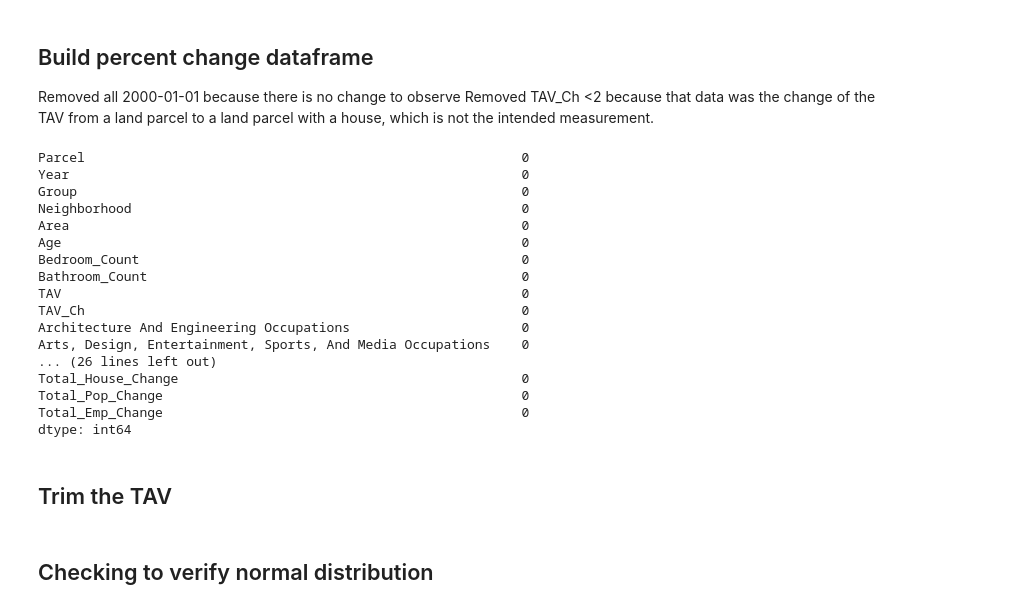
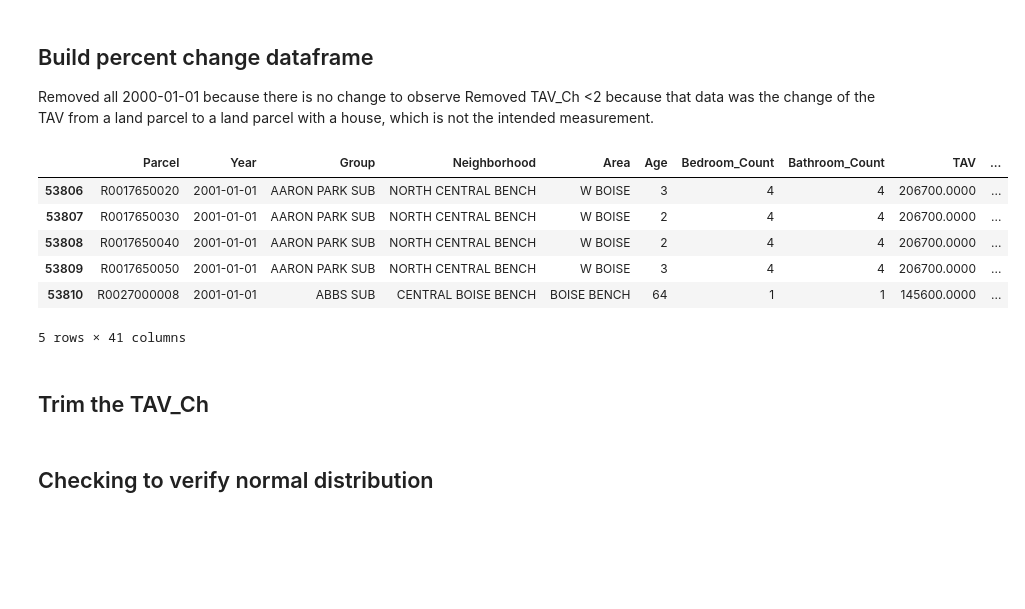
Before and after one commit to b-a-delight/Senior-Project, a Jupyter notebook: Data Prep/Area_Neighborhood_Trim_and_Build.ipynb, the cells around one changed output. Saved outputs shown, nothing was run; the diff lists cells and outputs as text; code cells hidden in the pictures; blank space fills up the shorter version.

```diff
--- a/Data Prep/Area_Neighborhood_Trim_and_Build.ipynb
+++ b/Data Prep/Area_Neighborhood_Trim_and_Build.ipynb
@@ -43,48 +44,54 @@ path = 'C:/Users/delightb/Desktop/Final_Project/Senior-Project/Pickle'
 Removed all 2000-01-01 because there is no change to observe
 Removed TAV_Ch <2 because that data was the change of the TAV from a land parcel to a land parcel with a house, which is not the intended measurement.
 # %%
+
+
 house_df = pd.read_pickle(os.path.join(path,'abvHouse.pkl'))
 jobs_df = pd.read_pickle(os.path.join(path,'jobShift.pkl'))
 yearTotals = pd.read_pickle(os.path.join(path,'yrTotalChange.pkl'))
 
 df = house_df
 
 df = pd.merge(df, jobs_df, on = 'Year', how = 'left')
 df = pd.merge(df, yearTotals, on = 'Year', how = 'left')
 
 df = df[df['Year'] != '2000-01-01']
 df = df[df['Age']> 1]
 df = df[pd.notnull(df['Area'])]
 df = df[df['TAV_Ch']<2]
 
+df['Bathroom_Count'] = df['Bathroom_Count'].astype(int)
+df['TAV_Ch'] = df['TAV_Ch'].round(7)
 
 df = df.drop(columns = ['All Occupations'])
 
-#df[df.replace([np.inf, -np.inf], np.nan)]
+# getting list of columns, choosing from jobs on to the end
+col_list = df.columns.get_values()
+col_list = col_list.tolist()
+col_list = colList[1:]
+
+#rounding columns to 5 decimal places
+for col in colList:
+    df[col] = df[col].round(5)
 
 
+
+df.to_pickle(os.path.join(path,'AN_Build.pkl'))
+
+df.head()
+
+#df
 #https://www.geeksforgeeks.org/working-with-missing-data-in-pandas/
 
-#df.to_pickle('temp.pkl')
-#df.to_pickle(os.path.join(path,'AN_Build.pkl'))
-print(df.isnull().sum())
-#df[df.isnull().any(axis=1)]
-#df[~df.isin([np.nan, np.inf, -np.inf]).any(1)]
+# this is the best way for finding everything
+# pd.options.mode.use_inf_as_na = True
+# pd.isna(df['TAV_Ch']).sum()
+# df.isnull().sum()
 # %% [output]
+|  | Parcel | Year | Group | Neighborhood | Area | Age | Bedroom_Count | Bathroom_Count | TAV | ... |
+| 53806 | R0017650020 | 2001-01-01 | AARON PARK SUB | NORTH CENTRAL BENCH | W BOISE | 3 | 4 | 4 | 206700.0000 | ... |
+| 53807 | R0017650030 | 2001-01-01 | AARON PARK SUB | NORTH CENTRAL BENCH | W BOISE | 2 | 4 | 4 | 206700.0000 | ... |
+| 53808 | R0017650040 | 2001-01-01 | AARON PARK SUB | NORTH CENTRAL BENCH | W BOISE | 2 | 4 | 4 | 206700.0000 | ... |
+| 53809 | R0017650050 | 2001-01-01 | AARON PARK SUB | NORTH CENTRAL BENCH | W BOISE | 3 | 4 | 4 | 206700.0000 | ... |
+| 53810 | R0027000008 | 2001-01-01 | ABBS SUB | CENTRAL BOISE BENCH | BOISE BENCH | 64 | 1 | 1 | 145600.0000 | ... |
-Parcel                                                        0
-Year                                                          0
-Group                                                         0
-Neighborhood                                                  0
-Area                                                          0
-Age                                                           0
-Bedroom_Count                                                 0
-Bathroom_Count                                                0
-TAV                                                           0
-TAV_Ch                                                        0
-Architecture And Engineering Occupations                      0
-Arts, Design, Entertainment, Sports, And Media Occupations    0
-... (26 lines left out)
-Total_House_Change                                            0
-Total_Pop_Change                                              0
-Total_Emp_Change                                              0
-dtype: int64
+5 rows × 41 columns
@@ -100,5 +98,5 @@ print(df.isnull().sum())
 # %% [markdown]
-## Trim the TAV
+## Trim the TAV_Ch
 # %%
 def trim(df):
     dfQ1 = df['TAV_Ch'].quantile(0.25)
```
Also changed, not shown: parts of 8 cells of this notebook, 1 other file.
